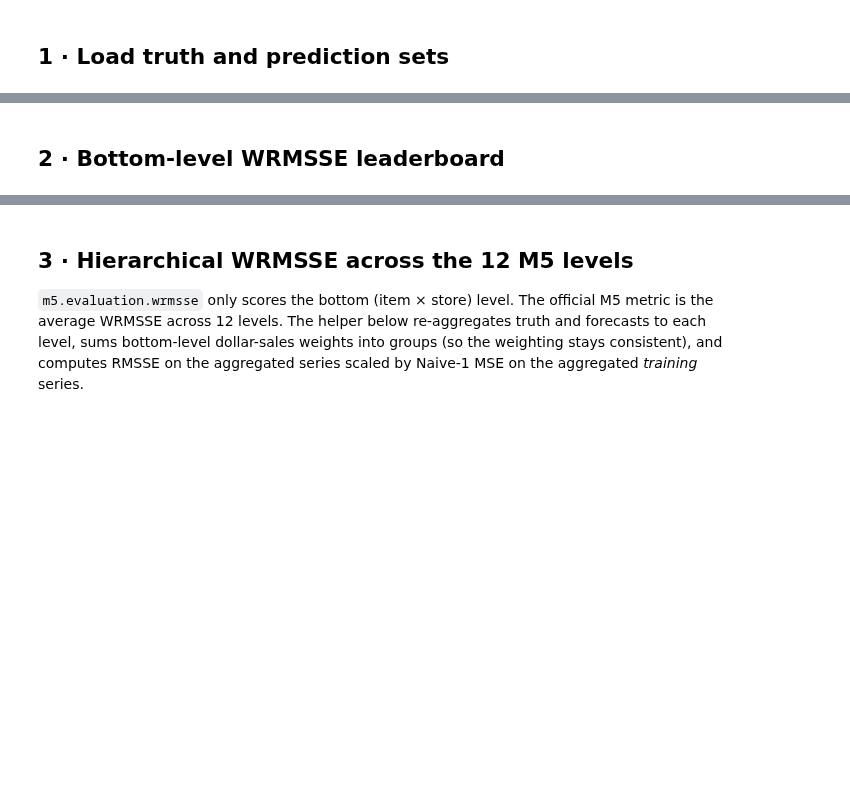
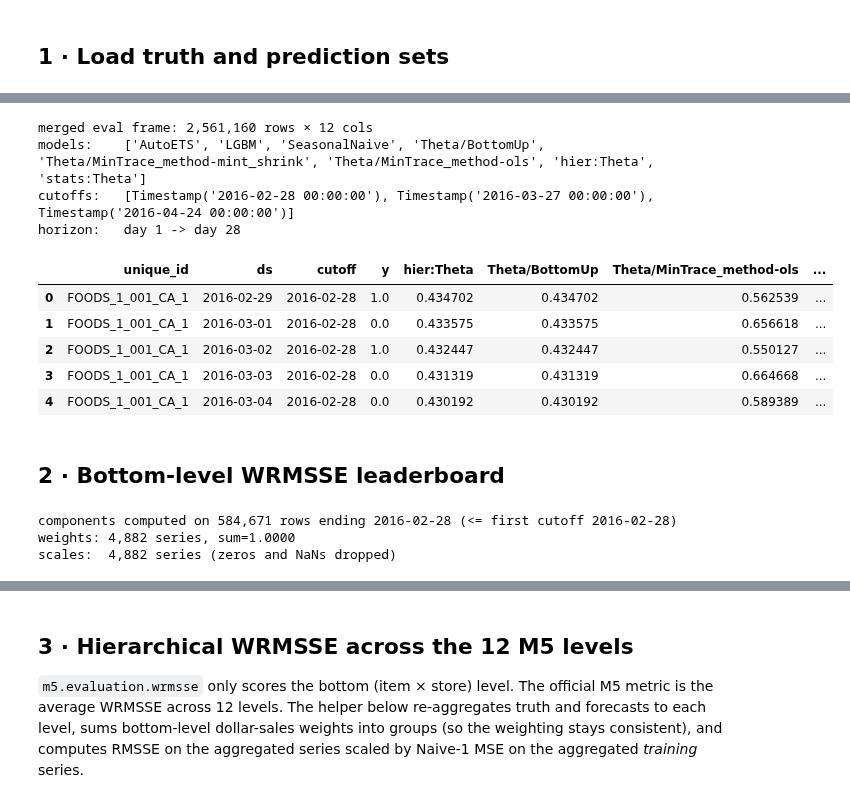
Before and after one commit to RickArko/M5, a Jupyter notebook: notebooks/06_score.ipynb, the cells around one changed output, grey strips where cells are left out. Cells and saved outputs as stored; diff of their text form; code cells hidden in the pictures; blank space fills up the shorter version.

```diff
--- a/notebooks/06_score.ipynb
+++ b/notebooks/06_score.ipynb
@@ -75,31 +90,52 @@ for name, p in paths.items():
 # %%
 def load_cv_predictions(paths: dict[str, Path]) -> tuple[pd.DataFrame, list[str]]:
     """Outer-merge every CV parquet on (unique_id, ds, cutoff). Returns (frame, model_cols)."""
     if not paths:
         return pd.DataFrame(), []
     keys = ['unique_id', 'ds', 'cutoff']
+    raw_cols_by_set = {
+        name: [c for c in pd.read_parquet(path).columns if c not in (*keys, 'y')]
+        for name, path in paths.items()
+    }
+    all_raw_cols = [c for cols in raw_cols_by_set.values() for c in cols]
+    duplicate_cols = {c for c in all_raw_cols if all_raw_cols.count(c) > 1}
+
     base: pd.DataFrame | None = None
     model_cols: list[str] = []
-    for path in paths.values():
+    for name, path in paths.items():
         cv = pd.read_parquet(path)
-        new_cols = [c for c in cv.columns if c not in (*keys, 'y')]
-        model_cols.extend(new_cols)
+        new_cols = raw_cols_by_set[name]
+        rename = {c: f'{name}:{c}' for c in new_cols if c in duplicate_cols}
+        renamed_cols = [rename.get(c, c) for c in new_cols]
+        model_cols.extend(renamed_cols)
         cols = [*keys, 'y', *new_cols] if base is None else [*keys, *new_cols]
-        base = cv[cols].copy() if base is None else base.merge(cv[cols], on=keys, how='outer')
+        part = cv[cols].rename(columns=rename)
+        base = part.copy() if base is None else base.merge(part, on=keys, how='outer')
     assert base is not None
     return base, sorted(set(model_cols))
 
 
 cv, model_cols = load_cv_predictions(paths)
 if cv.empty:
     raise RuntimeError('No prediction sets found. Run `make cv-stats` / `make cv-lgbm`.')
 
 horizon_days = (cv['ds'] - cv['cutoff']).dt.days
 print(f'merged eval frame: {len(cv):,d} rows × {cv.shape[1]} cols')
 print(f'models:    {model_cols}')
 print(f'cutoffs:   {sorted(pd.to_datetime(cv.cutoff.unique()))}')
 print(f'horizon:   day {horizon_days.min()} -> day {horizon_days.max()}')
 cv.head()
+# %% [output]
+merged eval frame: 2,561,160 rows × 12 cols
+models:    ['AutoETS', 'LGBM', 'SeasonalNaive', 'Theta/BottomUp', 'Theta/MinTrace_method-mint_shrink', 'Theta/MinTrace_method-ols', 'hier:Theta', 'stats:Theta']
+cutoffs:   [Timestamp('2016-02-28 00:00:00'), Timestamp('2016-03-27 00:00:00'), Timestamp('2016-04-24 00:00:00')]
+horizon:   day 1 -> day 28
+|  | unique_id | ds | cutoff | y | hier:Theta | Theta/BottomUp | Theta/MinTrace_method-ols | ... |
+| 0 | FOODS_1_001_CA_1 | 2016-02-29 | 2016-02-28 | 1.0 | 0.434702 | 0.434702 | 0.562539 | ... |
+| 1 | FOODS_1_001_CA_1 | 2016-03-01 | 2016-02-28 | 0.0 | 0.433575 | 0.433575 | 0.656618 | ... |
+| 2 | FOODS_1_001_CA_1 | 2016-03-02 | 2016-02-28 | 1.0 | 0.432447 | 0.432447 | 0.550127 | ... |
+| 3 | FOODS_1_001_CA_1 | 2016-03-03 | 2016-02-28 | 0.0 | 0.431319 | 0.431319 | 0.664668 | ... |
+| 4 | FOODS_1_001_CA_1 | 2016-03-04 | 2016-02-28 | 0.0 | 0.430192 | 0.430192 | 0.589389 | ... |
 # %% [markdown]
 ## 2 · Bottom-level WRMSSE leaderboard
 # %%
@@ -117,6 +153,10 @@ print(
 components = compute_components(train_for_components)
 print(f'weights: {len(components.weights):,d} series, sum={components.weights.sum():.4f}')
 print(f'scales:  {len(components.scales):,d} series (zeros and NaNs dropped)')
+# %% [output]
+components computed on 584,671 rows ending 2016-02-28 (<= first cutoff 2016-02-28)
+weights: 4,882 series, sum=1.0000
+scales:  4,882 series (zeros and NaNs dropped)
 # %%
 truth = cv[['unique_id', 'ds', 'y']].dropna(subset=['y'])
 bottom_scores = wrmsse_for_models(truth, cv, components, model_cols=model_cols)
```
Also changed, not shown: parts of 18 cells of this notebook, 11 other files.
